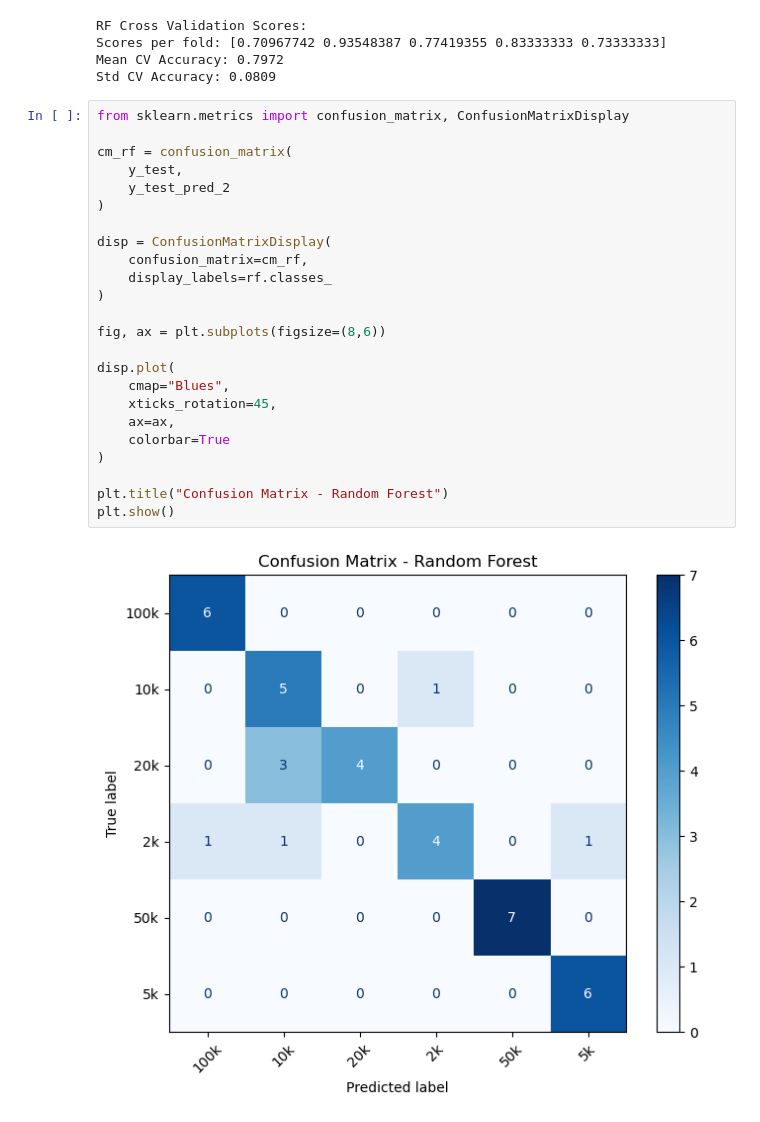
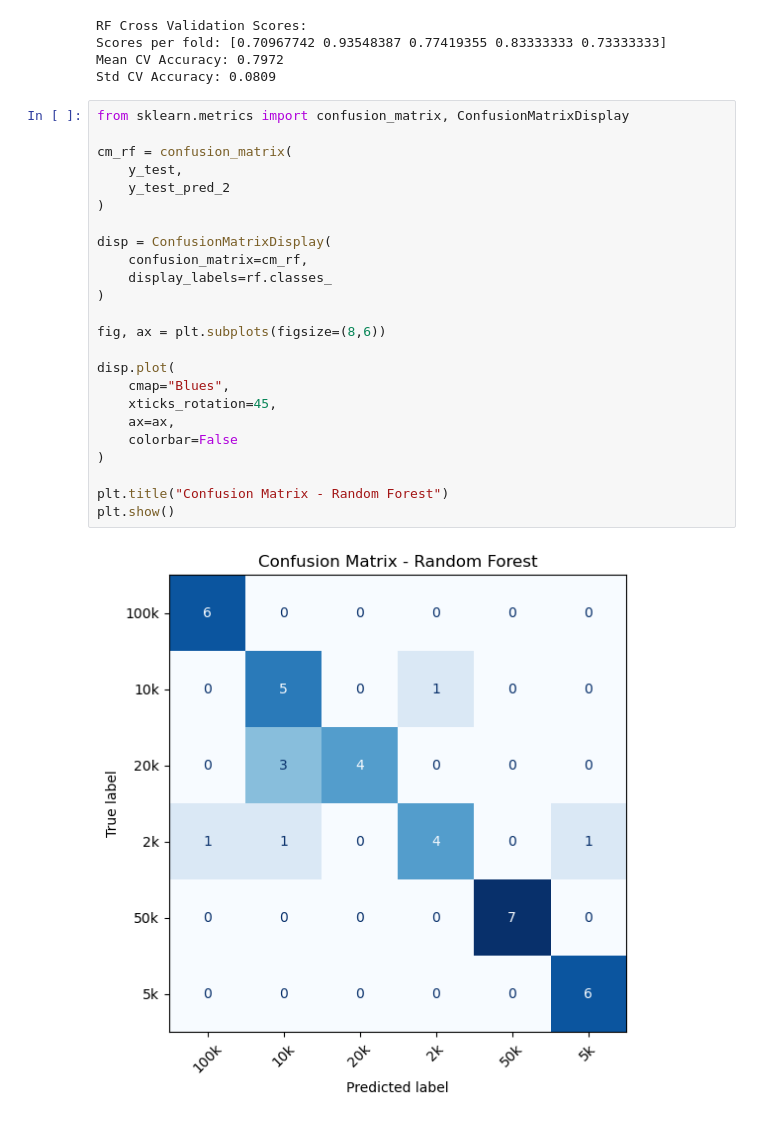
Before and after one commit to Enixma05/rupiah-recognition, a Jupyter notebook: modeling2.ipynb, the cells around one changed output. Drawn from its saved outputs; the diff is of its cells as text.

```diff
--- a/modeling2.ipynb
+++ b/modeling2.ipynb
@@ -291,26 +291,26 @@ Std CV Accuracy: 0.0809
 # %%
 from sklearn.metrics import confusion_matrix, ConfusionMatrixDisplay
 
 cm_rf = confusion_matrix(
     y_test,
     y_test_pred_2
 )
 
 disp = ConfusionMatrixDisplay(
     confusion_matrix=cm_rf,
     display_labels=rf.classes_
 )
 
 fig, ax = plt.subplots(figsize=(8,6))
 
 disp.plot(
     cmap="Blues",
     xticks_rotation=45,
     ax=ax,
-    colorbar=True
+    colorbar=False
 )
 
 plt.title("Confusion Matrix - Random Forest")
 plt.show()
 # %% [output]
-[figure, old version]
+[figure, new version]
```
Also changed, not shown: 3 other files.
